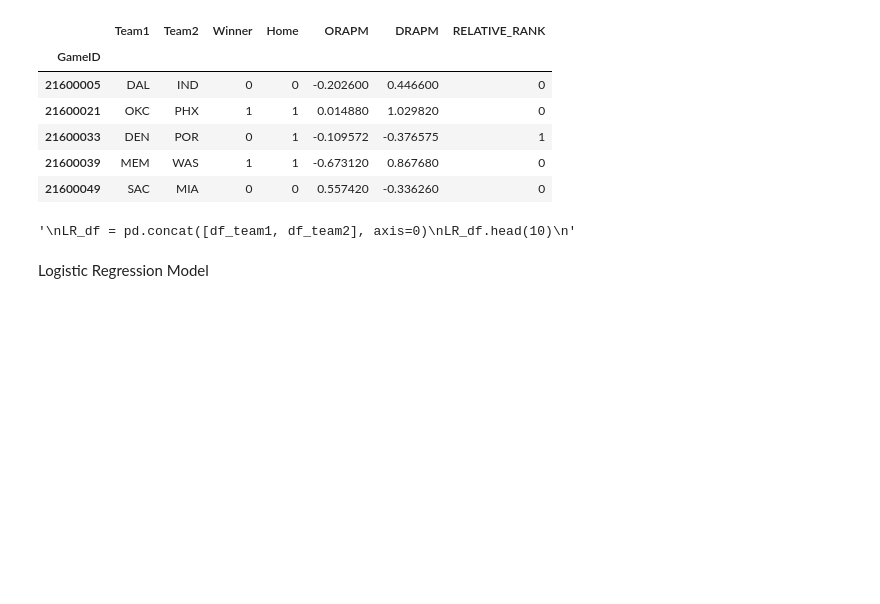
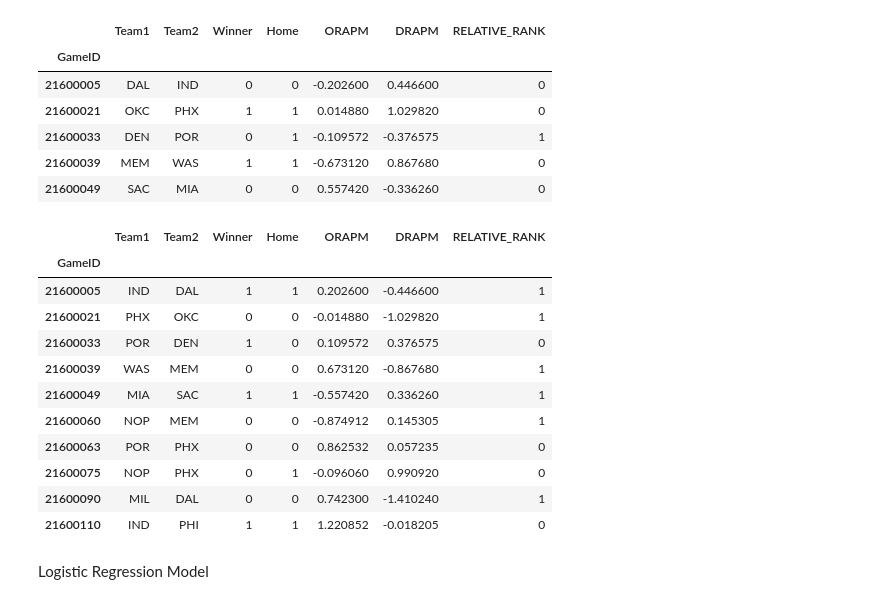
Before and after one commit to RohannnCodes/STSCI5050-Final-Project, a Jupyter notebook: logistic_regression.ipynb, the cells around one changed output. Drawn from its saved outputs; the diff is of its cells as text; code cells hidden in the pictures; blank space fills up the shorter version.

```diff
--- a/logistic_regression.ipynb
+++ b/logistic_regression.ipynb
@@ -66,13 +68,21 @@ df_team2.head()
 | 21600039 | MEM | WAS | 1 | 1 | -0.673120 | 0.867680 | 0 |
 | 21600049 | SAC | MIA | 0 | 0 | 0.557420 | -0.336260 | 0 |
 # %%
-LR_df=df_team2
-'''
 LR_df = pd.concat([df_team1, df_team2], axis=0)
 LR_df.head(10)
-'''
 # %% [output]
-'\nLR_df = pd.concat([df_team1, df_team2], axis=0)\nLR_df.head(10)\n'
+|  | Team1 | Team2 | Winner | Home | ORAPM | DRAPM | RELATIVE_RANK |
+| GameID |  |  |  |  |  |  |  |
+| 21600005 | IND | DAL | 1 | 1 | 0.202600 | -0.446600 | 1 |
+| 21600021 | PHX | OKC | 0 | 0 | -0.014880 | -1.029820 | 1 |
+| 21600033 | POR | DEN | 1 | 0 | 0.109572 | 0.376575 | 0 |
+| 21600039 | WAS | MEM | 0 | 0 | 0.673120 | -0.867680 | 1 |
+| 21600049 | MIA | SAC | 1 | 1 | -0.557420 | 0.336260 | 1 |
+| 21600060 | NOP | MEM | 0 | 0 | -0.874912 | 0.145305 | 1 |
+| 21600063 | POR | PHX | 0 | 0 | 0.862532 | 0.057235 | 0 |
+| 21600075 | NOP | PHX | 0 | 1 | -0.096060 | 0.990920 | 0 |
+| 21600090 | MIL | DAL | 0 | 0 | 0.742300 | -1.410240 | 1 |
+| 21600110 | IND | PHI | 1 | 1 | 1.220852 | -0.018205 | 0 |
 # %%
 features = LR_df[["Home", "ORAPM", "DRAPM", "RELATIVE_RANK"]]
 target = LR_df["Winner"]
```
Also changed, not shown: parts of 4 cells of this notebook.
